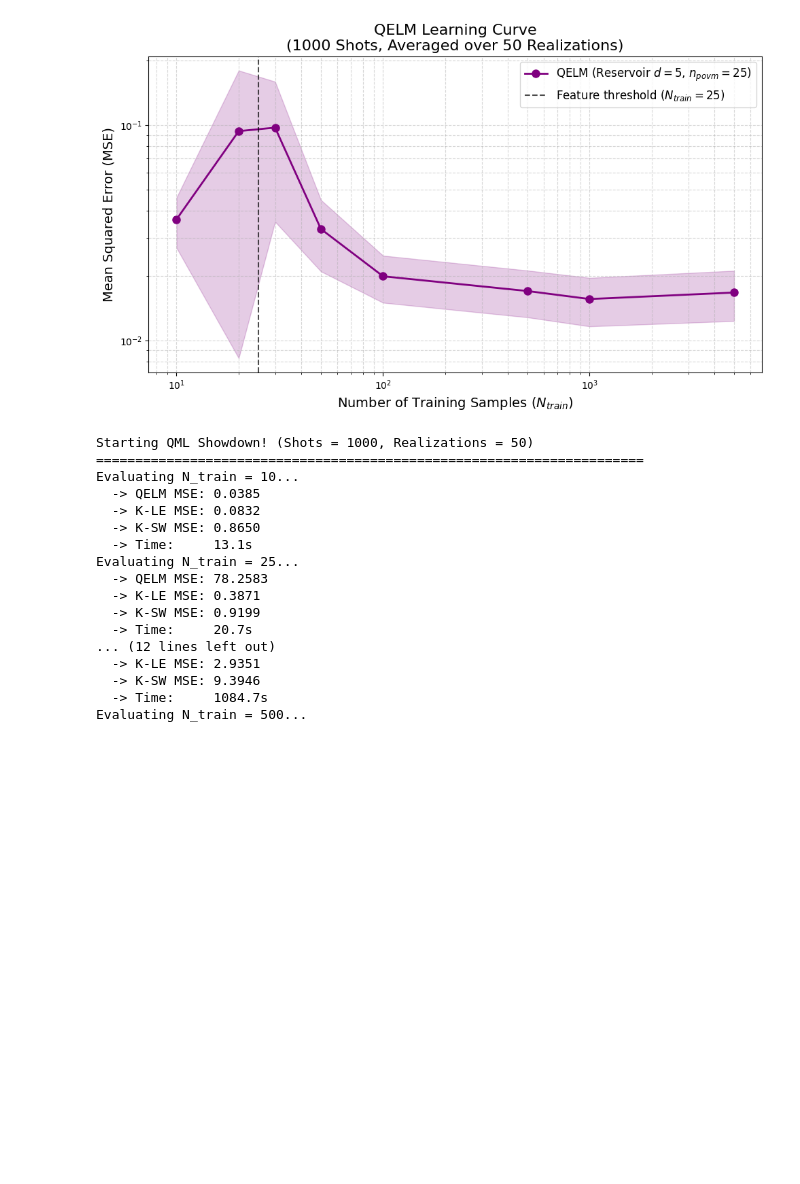
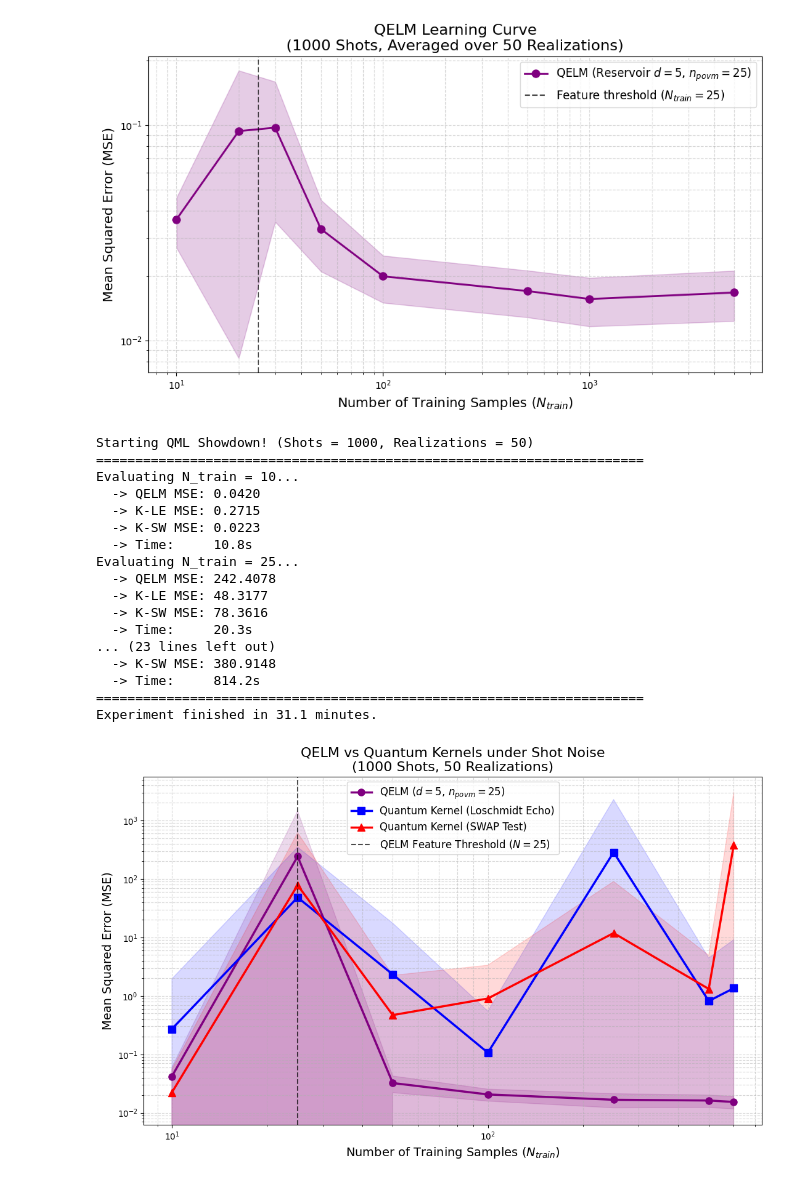
Before and after one commit to gianmarco-f/ML, a Jupyter notebook: QELMvsKER/QELMvsKER.ipynb, the cells around one changed output. Drawn from its saved outputs; the diff is of its cells as text; code cells hidden in the pictures; blank space fills up the shorter version.

```diff
--- a/QELMvsKER/QELMvsKER.ipynb
+++ b/QELMvsKER/QELMvsKER.ipynb
@@ -517,10 +518,24 @@ Evaluating N_train = 30...
 Experiment finished in 3.42 minutes.
 [figure]
 # %%
+def generate_dataset(num_samples: int):
+    rhos = []
+    labels = []
+    sigma_x = np.array([[0, 1], [1, 0]])
+    for _ in range(num_samples):
+        rand_mat = np.random.rand(2, 2) + 1j * np.random.rand(2, 2)
+        herm_mat = rand_mat + rand_mat.conj().T
+        rho = (herm_mat @ herm_mat.conj().T)
+        rho = rho / np.trace(rho)
+        y = np.real(np.trace(rho @ sigma_x))
+        rhos.append(rho)
+        labels.append(y)
+    return np.array(rhos), np.array(labels)
+
 # ==========================================
 # 3. EXPERIMENT CONFIGURATION
 # ==========================================
-N_train_list = [10, 25, 50, 100, 250, 500, 1000] # Added 25 to catch QELM singularity
+N_train_list = [10, 25, 50, 100, 250, 500, 600, 800] # Added 25 to catch QELM singularity
 N_test = 200
 num_realizations = 50
 num_shots = 1000
@@ -601,43 +616,44 @@ labels = {'QELM': 'QELM ($d=5$, $n_{povm}=25$)',
           'Kernel_SWAP': 'Quantum Kernel (SWAP Test)'}
 markers = {'QELM': 'o', 'Kernel_LE': 's', 'Kernel_SWAP': '^'}
 
 for model in results.keys():
     mean_arr = np.array(results[model])
     std_arr = np.array(stds[model])
 
     plt.plot(N_arr, mean_arr, label=labels[model], color=colors[model],
              marker=markers[model], linewidth=2.5, markersize=8)
     plt.fill_between(N_arr, mean_arr - std_arr, mean_arr + std_arr,
                      color=colors[model], alpha=0.15)
 
 # Add feature threshold line for QELM
 plt.axvline(x=num_povm_elements, color='black', linestyle='--', alpha=0.7,
             label=f'QELM Feature Threshold ($N = {num_povm_elements}$)')
 
 plt.xscale('log')
 plt.yscale('log')
 plt.xlabel('Number of Training Samples ($N_{train}$)', fontsize=14)
 plt.ylabel('Mean Squared Error (MSE)', fontsize=14)
 plt.title(f'QELM vs Quantum Kernels under Shot Noise\n({num_shots} Shots, {num_realizations} Realizations)', fontsize=16)
 plt.grid(True, which="both", ls="--", alpha=0.5)
 plt.legend(fontsize=12)
 plt.tight_layout()
 plt.show()
 # %% [output]
 Starting QML Showdown! (Shots = 1000, Realizations = 50)
 ======================================================================
 Evaluating N_train = 10...
-  -> QELM MSE: 0.0385
-  -> K-LE MSE: 0.0832
-  -> K-SW MSE: 0.8650
-  -> Time:     13.1s
+  -> QELM MSE: 0.0420
+  -> K-LE MSE: 0.2715
+  -> K-SW MSE: 0.0223
+  -> Time:     10.8s
 Evaluating N_train = 25...
-  -> QELM MSE: 78.2583
-  -> K-LE MSE: 0.3871
-  -> K-SW MSE: 0.9199
-  -> Time:     20.7s
-... (12 lines left out)
-  -> K-LE MSE: 2.9351
-  -> K-SW MSE: 9.3946
-  -> Time:     1084.7s
-Evaluating N_train = 500...
+  -> QELM MSE: 242.4078
+  -> K-LE MSE: 48.3177
+  -> K-SW MSE: 78.3616
+  -> Time:     20.3s
+... (23 lines left out)
+  -> K-SW MSE: 380.9148
+  -> Time:     814.2s
+======================================================================
+Experiment finished in 31.1 minutes.
+[figure, added]
```
Also changed, not shown: parts of 3 cells of this notebook, 1 other file.
